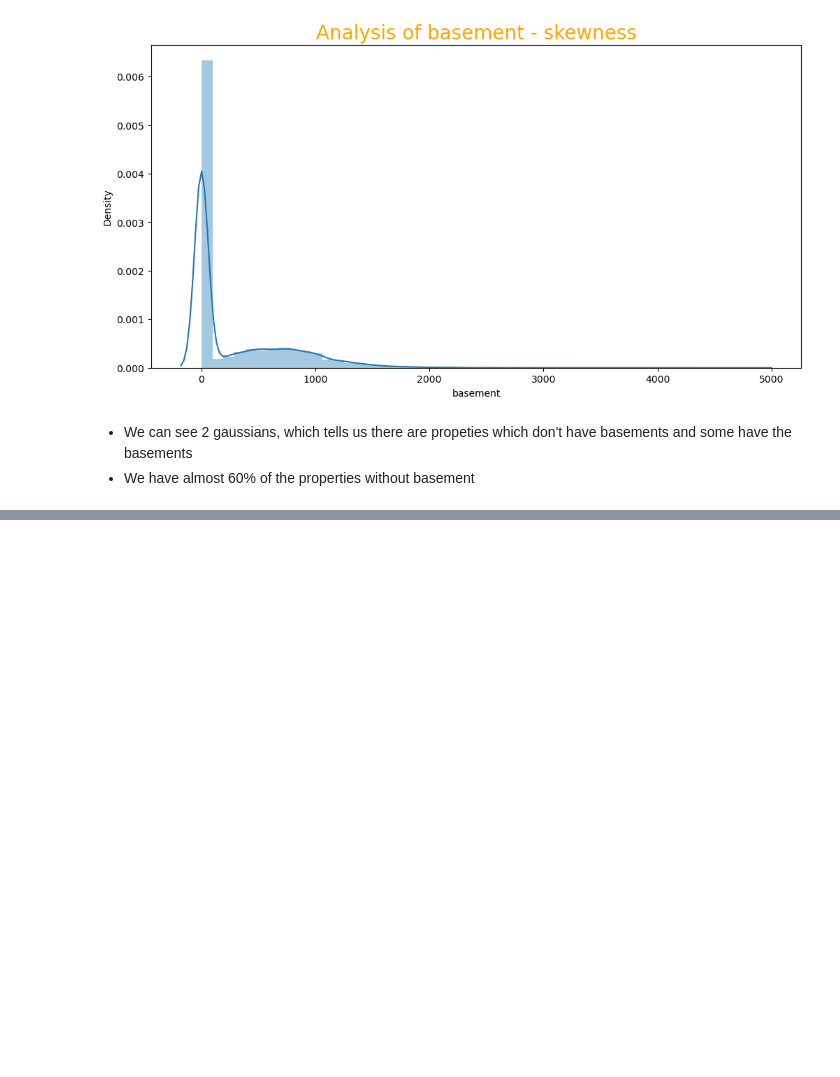
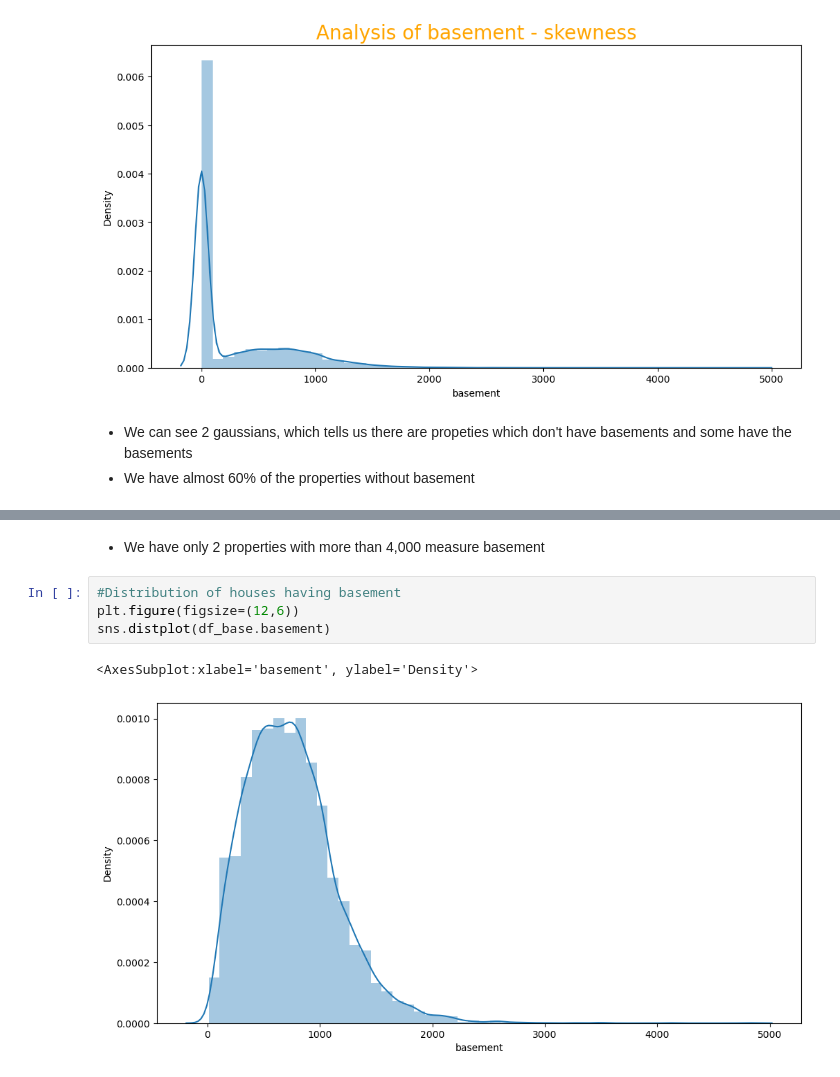
Before and after one commit to rivillasm/ineuron, a Jupyter notebook: Projects/RealEstate.ipynb, the cells around one changed output, grey strips where cells are left out. Saved outputs shown, nothing was run; the diff lists cells and outputs as text; blank space fills up the shorter version.

```diff
--- a/Projects/RealEstate.ipynb
+++ b/Projects/RealEstate.ipynb
@@ -885,0 +903,9 @@ Text(0.5, 1.0, 'Analysis of basement - skewness')
+# %% [markdown]
+* We have only 2 properties with more than 4,000 measure basement
+# %%
+#Distribution of houses having basement
+plt.figure(figsize=(12,6))
+sns.distplot(df_base.basement)
+# %% [output]
+<AxesSubplot:xlabel='basement', ylabel='Density'>
+[figure, added]
```
Also changed, not shown: parts of 13 cells of this notebook.
